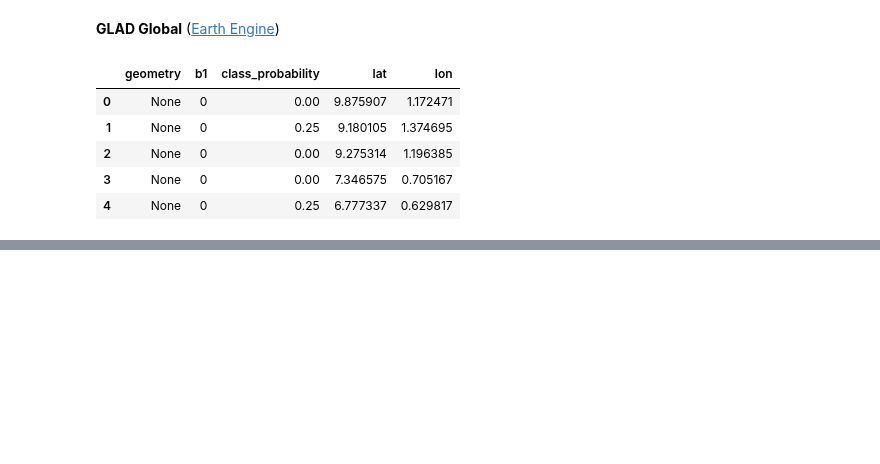
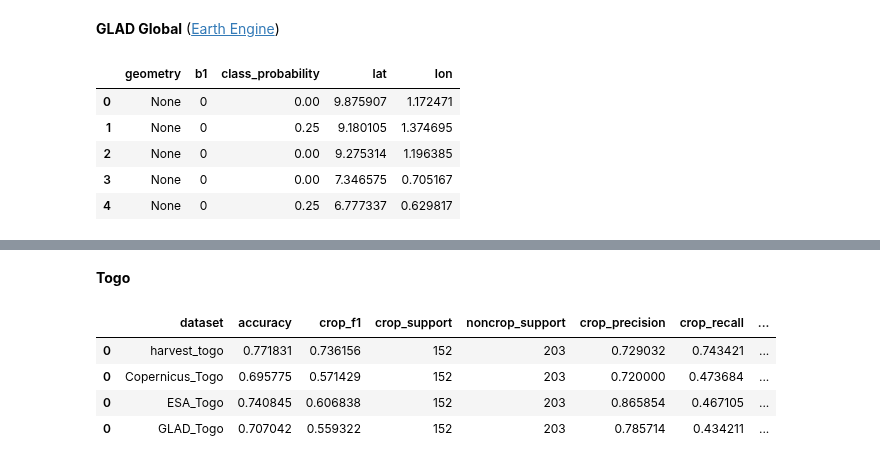
Before and after one commit to nasaharvest/crop-mask, a Jupyter notebook: notebooks/intercomparison-covermaps.ipynb, the cells around one changed output, grey strips where cells are left out. Saved outputs shown, nothing was run; the diff lists cells and outputs as text; code cells hidden in the pictures; blank space fills up the shorter version.

```diff
--- a/notebooks/intercomparison-covermaps.ipynb
+++ b/notebooks/intercomparison-covermaps.ipynb
@@ -272,0 +276,10 @@ results
+# %% [markdown]
+**Togo**
+# %%
+results["Togo"]
+# %% [output]
+|  | dataset | accuracy | crop_f1 | crop_support | noncrop_support | crop_precision | crop_recall | ... |
+| 0 | harvest_togo | 0.771831 | 0.736156 | 152 | 203 | 0.729032 | 0.743421 | ... |
+| 0 | Copernicus_Togo | 0.695775 | 0.571429 | 152 | 203 | 0.720000 | 0.473684 | ... |
+| 0 | ESA_Togo | 0.740845 | 0.606838 | 152 | 203 | 0.865854 | 0.467105 | ... |
+| 0 | GLAD_Togo | 0.707042 | 0.559322 | 152 | 203 | 0.785714 | 0.434211 | ... |
```
Also changed, not shown: parts of 11 cells of this notebook.
